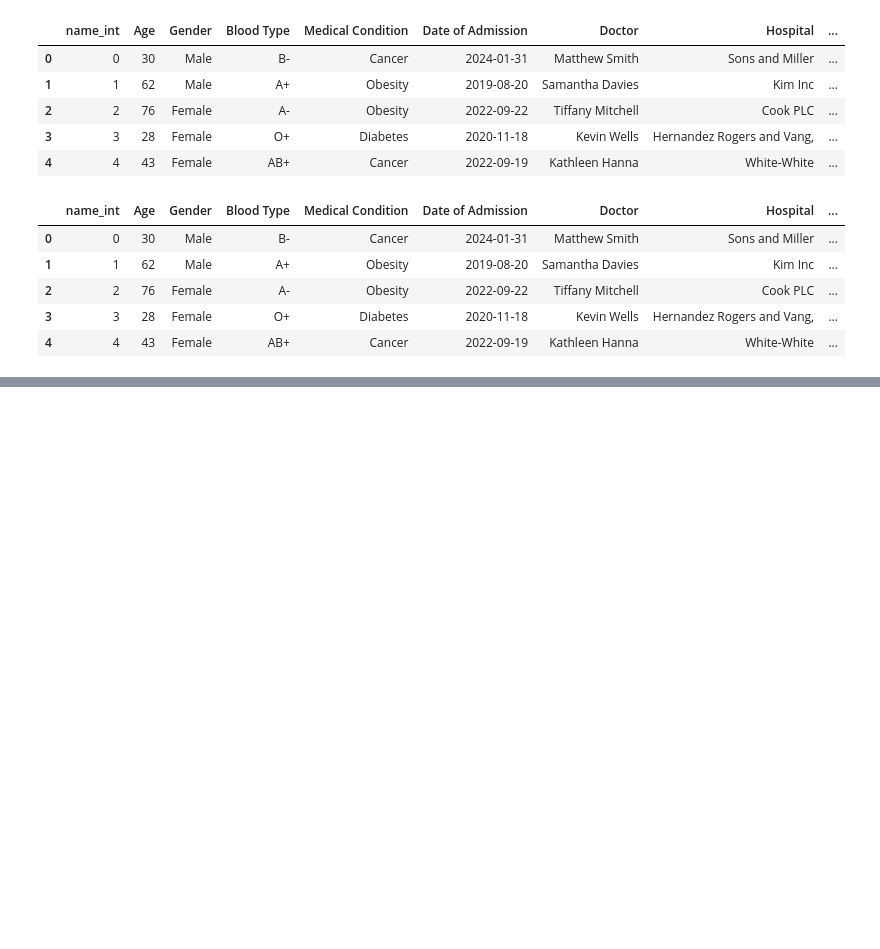
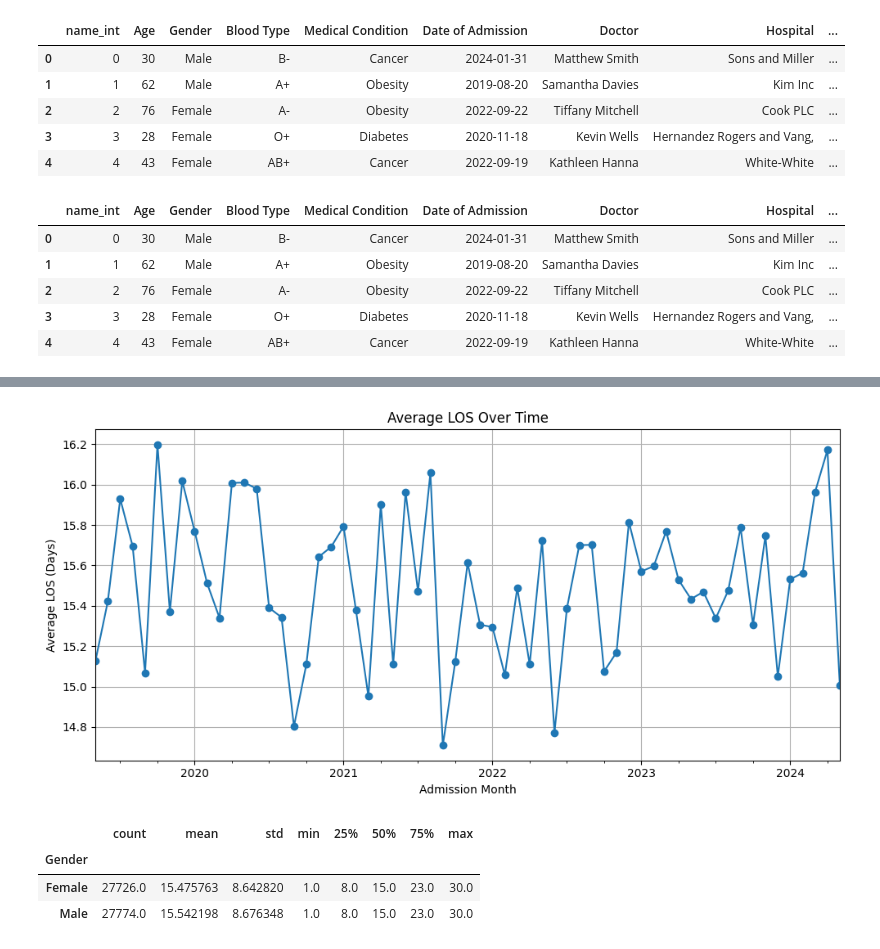
Before and after one commit to luckycarms/healthcare_dataset, a Jupyter notebook: synthetic_healthcare_data.ipynb, the cells around one changed output, grey strips where cells are left out. Cells and saved outputs as stored; diff of their text form; code cells hidden in the pictures; blank space fills up the shorter version.

```diff
--- a/synthetic_healthcare_data.ipynb
+++ b/synthetic_healthcare_data.ipynb
@@ -176,0 +250,26 @@ memory usage: 5.9+ MB
+# %%
+# convert to datetime if needed
+health_data_clean['Date of Admission'] = pd.to_datetime(health_data_clean['Date of Admission'])
+
+# Group by month and get average LOS
+los_by_month = health_data_clean.groupby(health_data_clean['Date of Admission'].dt.to_period('M'))['LOS'].mean()
+
+# Convert period index to timestamp for plotting
+los_by_month.index = los_by_month.index.to_timestamp()
+
+# Plot
+los_by_month.plot(kind='line', marker='o', figsize=(10,5), title='Average LOS Over Time')
+plt.ylabel('Average LOS (Days)')
+plt.xlabel('Admission Month')
+plt.grid(True)
+plt.tight_layout()
+plt.show()
+# %% [output]
+[figure, added]
+# %%
+health_data_clean.groupby('Gender')['LOS'].describe()
+# %% [output]
+|  | count | mean | std | min | 25% | 50% | 75% | max |
+| Gender |  |  |  |  |  |  |  |  |
+| Female | 27726.0 | 15.475763 | 8.642820 | 1.0 | 8.0 | 15.0 | 23.0 | 30.0 |
+| Male | 27774.0 | 15.542198 | 8.676348 | 1.0 | 8.0 | 15.0 | 23.0 | 30.0 |
```
Also changed, not shown: parts of 22 cells of this notebook.
